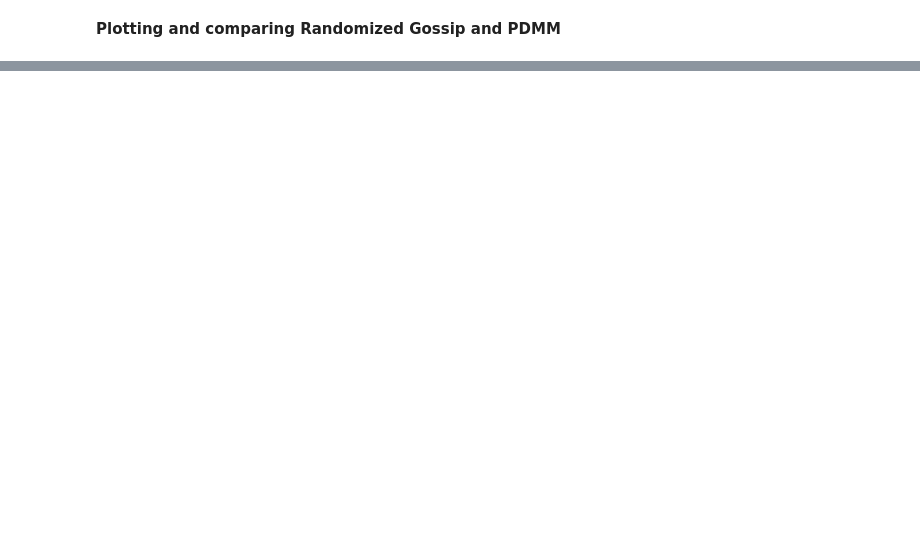
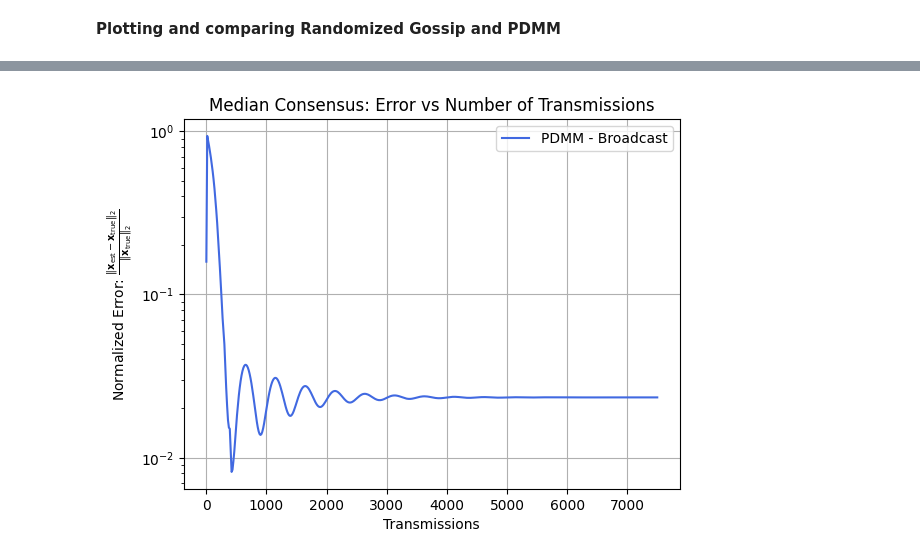
Before and after one commit to josephine-king/EE4540_Project, a Jupyter notebook: distributed_project.ipynb, the cells around one changed output, grey strips where cells are left out. Cells and saved outputs as stored; diff of their text form; code cells hidden in the pictures; blank space fills up the shorter version.

Commit message:
adding median consensus (not converging consistently)

```diff
--- a/distributed_project.ipynb
+++ b/distributed_project.ipynb
@@ -269,0 +272,99 @@ plt.legend()
+# %%
+def pdmm_median(adjacency_matrix, sensor_measurements, c, broadcast = False, num_iter = 500):
+
+    n = adjacency_matrix.shape[0]
+    # Initialize variables
+    x = sensor_measurements.copy()
+    x_true = np.median(sensor_measurements) * np.ones(n)
+    error_val = calculate_error(x, x_true)
+    error_vals = [error_val]
+    y = {}
+    z = {}
+    for i in range(n):
+        for j in range(n):
+            if adjacency_matrix[i, j] > 0:
+                # TODO: not sure how to initialize z
+                z[(i, j)] = 0
+
+    iter = 0
+    transmission = 0
+    transmissions = [transmission]
+    while iter < num_iter and error_val > 1e-10:
+
+
+        for i in range(n):
+            # Find neighbors
+            neighbors_idx = np.where(adjacency_matrix[i, :] > 0)[0]
+            # Loop through neighbors
+            sum = 0
+            for j in neighbors_idx:
+                A = 1 if i < j else -1
+                sum += A * z[(i, j)]
+
+            # x update
+            print("Val1: ", -1 - (sum/(c*len(neighbors_idx))))
+            print("Val2: ", 1 - (sum/(c*len(neighbors_idx))))
+
+            if (-1 - (sum/(c*len(neighbors_idx))) > sensor_measurements[i]):
+                x[i] = -1 - (sum/(c*len(neighbors_idx)))
+            elif (1 - (sum/(c*len(neighbors_idx))) < sensor_measurements[i]):
+                x[i] = 1 - (sum/(c*len(neighbors_idx)))
+            else:
+                x[i] = sensor_measurements[i]
+
+        # Update auxiliary variables
+        z_prev = z.copy()
+        for i in range(n):
+            neighbors_idx = np.where(adjacency_matrix[i, :] > 0)[0]
+            for j in neighbors_idx:
+                # TODO: Figure out unicast
+                if (broadcast == True):
+                    A = 1 if i < j else -1
+                    z[(j, i)] = 0.5*z_prev[(j, i)] + 0.5*(z_prev[(i, j)] + 2*c*A*x[i])
+            if (broadcast == True):
+                # Common transmission
+                transmission += 1
+
+        # Calculate error
+        error_val = calculate_error(x, x_true)
+        error_vals.append(error_val)
+        transmissions.append(transmission)
+
+        iter += 1
+
+    return error_vals, transmissions, x
+
+# c_vals = np.linspace(0.01, 1, 10)
+# num_transmissions = []
+# for c in c_vals:
+#     error_vals, transmissions, x = pdmm_median(adjacency_matrix, sensor_measurements, c, broadcast=True, num_iter=2000)
+#     num_transmissions.append(transmissions[-1])
+# best_c = c_vals[np.argmin(num_transmissions)]
+# print("Best c value is:", np.round(best_c, 2))
+best_c = 20
+# fig = plt.figure()
+# plt.plot(c_vals, num_transmissions, label='Number of Transmissions')
+# plt.grid(True)
+# plt.xlabel("c Value")
+# plt.ylabel("Number of Transmissions for Error = 1e-14")
+# plt.title("PDMM Average Consensus: c Value vs Transmissions")
+
+error_vals, transmissions, x = pdmm_median(adjacency_matrix, sensor_measurements, best_c, broadcast = True)
+print(x)
+print(np.median(sensor_measurements))
+# Print median node indices
+median_indices = np.where(np.isclose(sensor_measurements, np.median(sensor_measurements)))[0]
+sorted_meas = np.copy(sensor_measurements)
+sorted_meas.sort()
+print(sorted_meas)
+print("Median node indices:", median_indices)
+print(adjacency_matrix[median_indices, :])
+
+fig = plt.figure()
+plt.semilogy(transmissions, error_vals, label=f'PDMM - Broadcast', color="royalblue")
+plt.grid(True)
+plt.xlabel("Transmissions")
+plt.ylabel(r"Normalized Error: $\frac{\|\mathbf{x}_{\mathrm{est}} - \mathbf{x}_{\mathrm{true}}\|_2}{\|\mathbf{x}_{\mathrm{true}}\|_2}$")
+plt.title("Median Consensus: Error vs Number of Transmissions")
+plt.legend()
+# %% [output]
@@ -269,0 +389 @@ plt.legend()
+[figure, added]
```
Also changed, not shown: parts of 6 cells of this notebook, 1 other file.
